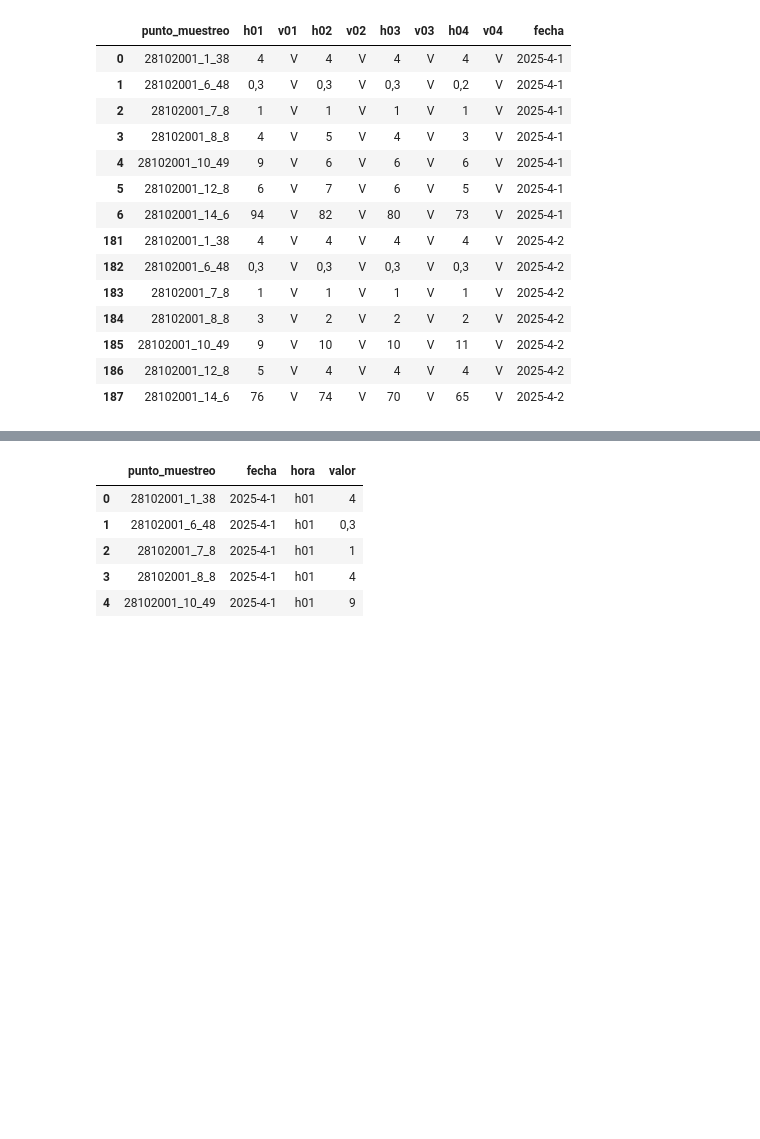
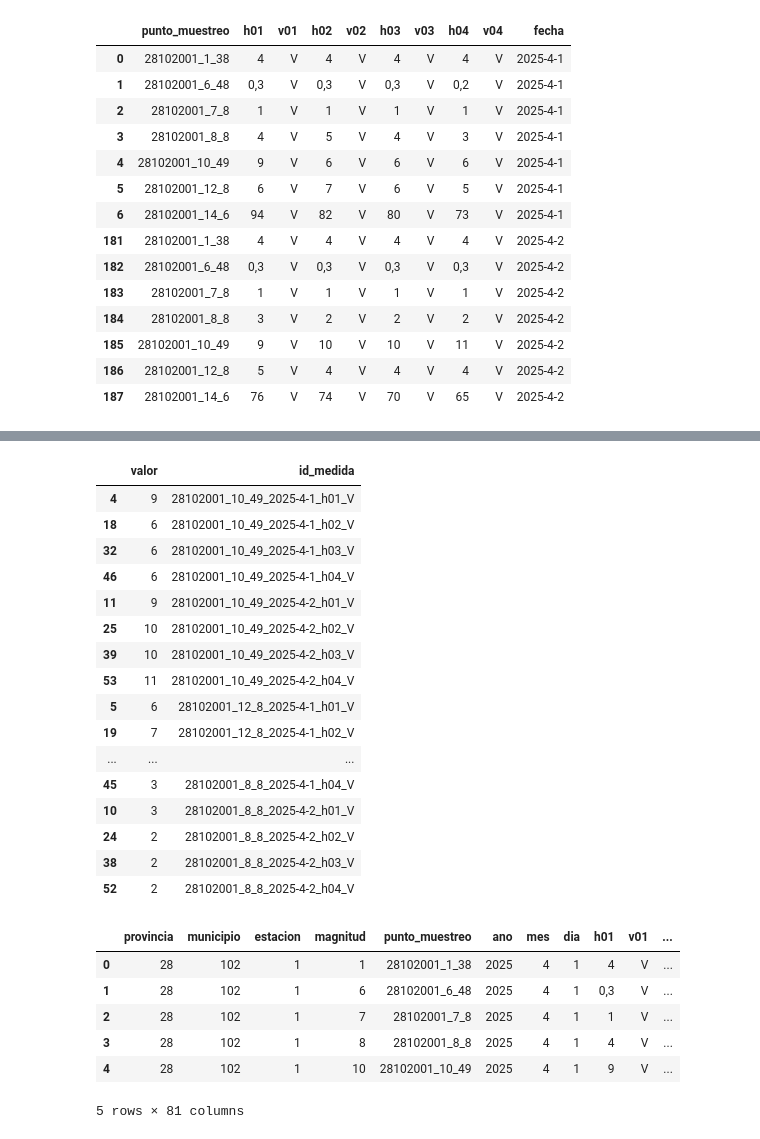
Before and after one commit to MartaM1206/proyecto_final, a Jupyter notebook: notebooks_pruebas/prueba.ipynb, the cells around one changed output, grey strips where cells are left out. Drawn from its saved outputs; the diff is of its cells as text; code cells hidden in the pictures; blank space fills up the shorter version.

```diff
--- a/notebooks_pruebas/prueba.ipynb
+++ b/notebooks_pruebas/prueba.ipynb
@@ -164,0 +233,26 @@ KeyError: 'hora'
+# %%
+# ahora separamos la letra que acompaña al valor para crear la columna de validación y dejamos solo la hora en la columna hora
+df_horas["hora"] = df_horas["hora"].str.split("_", expand = True)[0]
+df_horas["validacion"] = df_horas["valor"].str.split(" ", expand = True)[1]
+df_horas["valor"] = df_horas["valor"].str.split(" ", expand = True)[0]
+df_horas["id_medida"] = df_horas["punto_muestreo"] + "_" + df_horas["fecha"] + "_" + df_horas["hora"] + "_" + df_horas["validacion"]
+df_horas.drop(columns=["punto_muestreo", "fecha", "hora", "validacion"], inplace=True)
+df_horas
+# %% [output]
+|  | valor | id_medida |
+| 4 | 9 | 28102001_10_49_2025-4-1_h01_V |
+| 18 | 6 | 28102001_10_49_2025-4-1_h02_V |
+| 32 | 6 | 28102001_10_49_2025-4-1_h03_V |
+| 46 | 6 | 28102001_10_49_2025-4-1_h04_V |
+| 11 | 9 | 28102001_10_49_2025-4-2_h01_V |
+| 25 | 10 | 28102001_10_49_2025-4-2_h02_V |
+| 39 | 10 | 28102001_10_49_2025-4-2_h03_V |
+| 53 | 11 | 28102001_10_49_2025-4-2_h04_V |
+| 5 | 6 | 28102001_12_8_2025-4-1_h01_V |
+| 19 | 7 | 28102001_12_8_2025-4-1_h02_V |
+| ... | ... | ... |
+| 45 | 3 | 28102001_8_8_2025-4-1_h04_V |
+| 10 | 3 | 28102001_8_8_2025-4-2_h01_V |
+| 24 | 2 | 28102001_8_8_2025-4-2_h02_V |
+| 38 | 2 | 28102001_8_8_2025-4-2_h03_V |
+| 52 | 2 | 28102001_8_8_2025-4-2_h04_V |
@@ -165,9 +280,10 @@ KeyError: 'hora'
 # %%
-df_horas.head()
+df_original.head()
 # %% [output]
-|  | punto_muestreo | fecha | hora | valor |
-| 0 | 28102001_1_38 | 2025-4-1 | h01 | 4 |
-| 1 | 28102001_6_48 | 2025-4-1 | h01 | 0,3 |
-| 2 | 28102001_7_8 | 2025-4-1 | h01 | 1 |
-| 3 | 28102001_8_8 | 2025-4-1 | h01 | 4 |
-| 4 | 28102001_10_49 | 2025-4-1 | h01 | 9 |
+|  | provincia | municipio | estacion | magnitud | punto_muestreo | ano | mes | dia | h01 | v01 | ... |
+| 0 | 28 | 102 | 1 | 1 | 28102001_1_38 | 2025 | 4 | 1 | 4 | V | ... |
+| 1 | 28 | 102 | 1 | 6 | 28102001_6_48 | 2025 | 4 | 1 | 0,3 | V | ... |
+| 2 | 28 | 102 | 1 | 7 | 28102001_7_8 | 2025 | 4 | 1 | 1 | V | ... |
+| 3 | 28 | 102 | 1 | 8 | 28102001_8_8 | 2025 | 4 | 1 | 4 | V | ... |
+| 4 | 28 | 102 | 1 | 10 | 28102001_10_49 | 2025 | 4 | 1 | 9 | V | ... |
+5 rows × 81 columns
```
Also changed, not shown: parts of 11 cells of this notebook, 1 other file.
